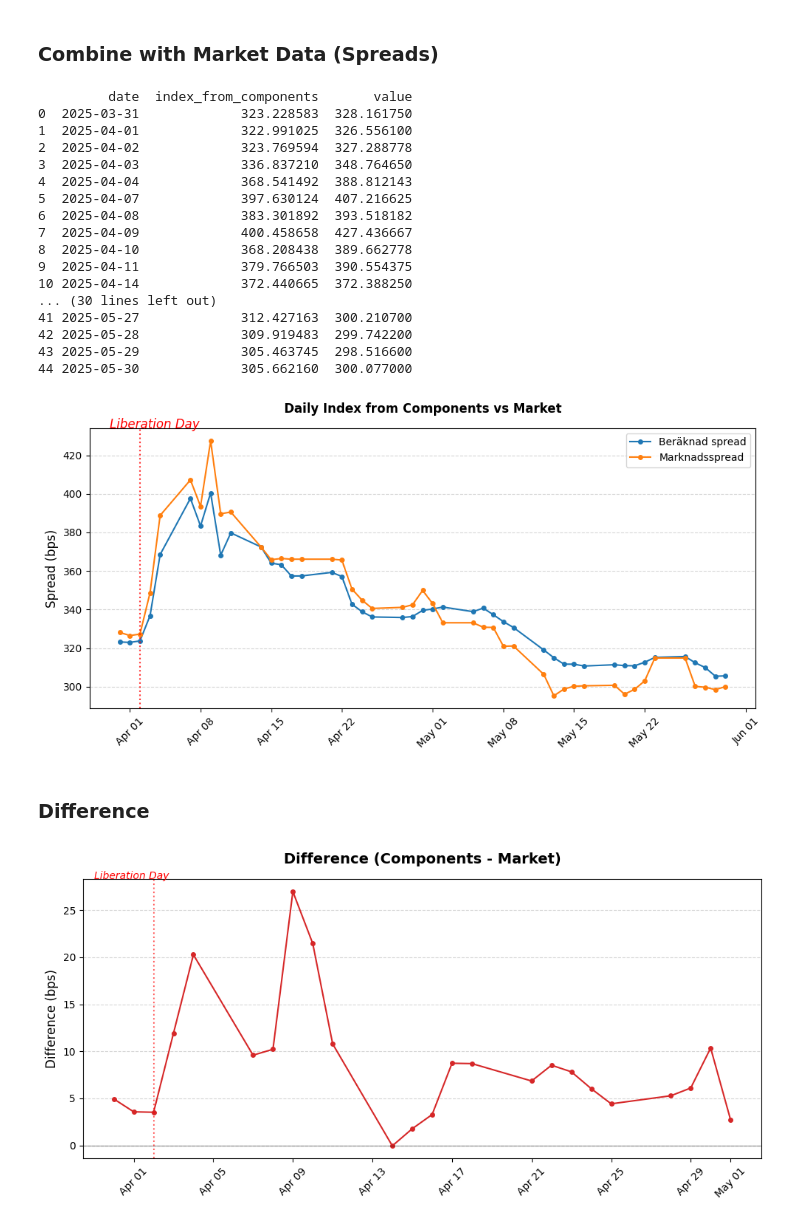
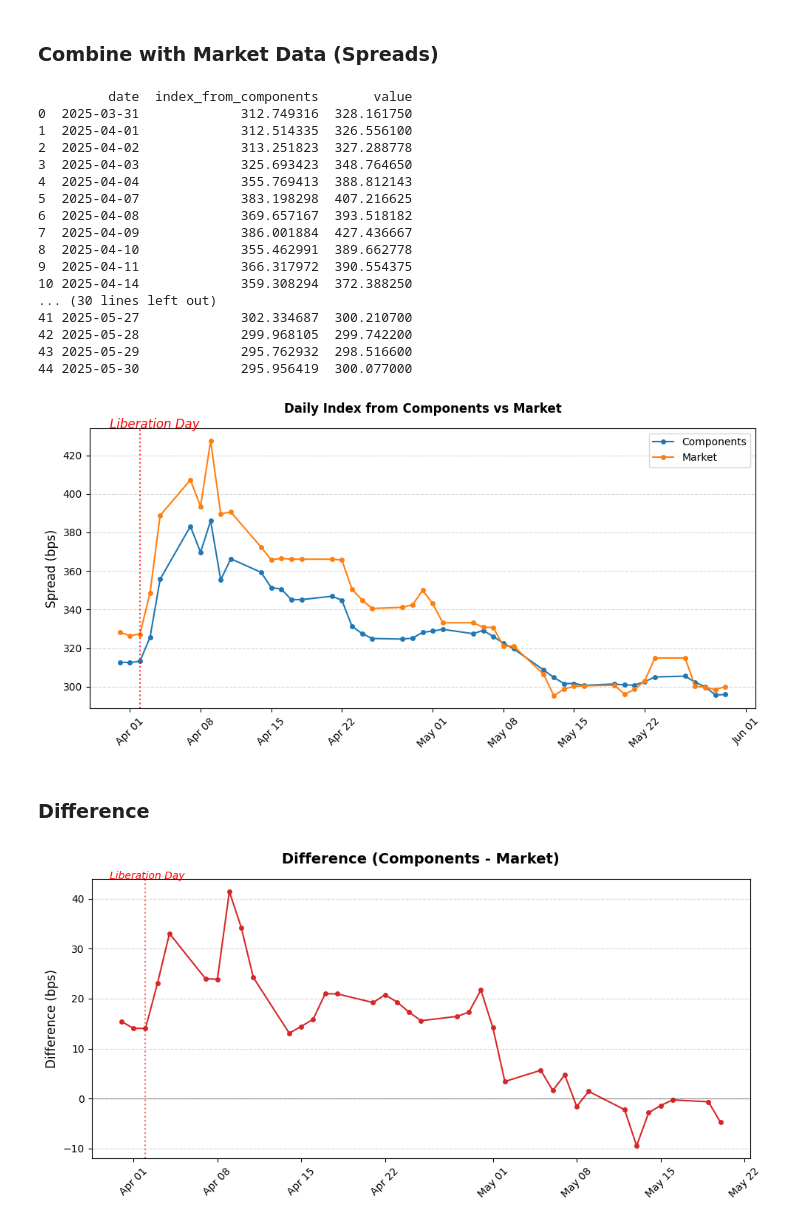
Before and after one commit to FilipForsbergg/Credit-Default-Swaps, a Jupyter notebook: cds/analysis/liberation_day.ipynb, the cells around one changed output. Cells and saved outputs as stored; diff of their text form; code cells hidden in the pictures.

Commit message:
Add analysis of CDX US HY CDS index vs Market for Liberation Day

```diff
--- a/cds/analysis/liberation_day.ipynb
+++ b/cds/analysis/liberation_day.ipynb
@@ -8,6 +11,26 @@ from cds.correlation.gaussian_copula import implied_rho
 # %%
 params = Params(T=5, freq=4, r=0.02, recovery=0.4, coupon=0.05)
 cds = CDS(params)
-df = spreads_to_df().groupby('Date')
-print(df.head(n=20))
+df = spreads_to_df()
+df_index = market_data()
+
+df['Date'] = pd.to_datetime(df['Date'])
+df_index['date'] = pd.to_datetime(df_index['date'])
+df_merged = pd.merge(df, df_index, left_on="Date", right_on="date", how="left")
+df_merged["value"] = df_merged["value"] * 10000
+
+df_merged = df_merged.sort_values(["Company", "Date"]).reset_index(drop=True)
+df_merged["spread_ratio"] = df_merged["cds_flat_spread"] / df_merged["value"]
+df_merged["interpolated_ratio"] = (
+    df_merged.groupby("Company")["spread_ratio"]
+    .transform(lambda x: x.interpolate(method="linear", limit_direction="both"))
+    )
+df_merged["normalized_spread"] = df_merged["cds_flat_spread"].fillna(
+    df_merged["interpolated_ratio"] * df_merged["value"]
+)
+df_components = df_merged[["Company", "normalized_spread", "Date"]]
+df_components = df_components.rename(columns={"normalized_spread": "cds_flat_spread"})
+spreads = df_components.copy() # used later
+df_components = df_components.groupby("Date")
+df_components.head(n=20)
 # %% [output]
@@ -29,7 +51,7 @@ print(df.head(n=20))
 ### Calculate and plot the index flat spread for each day
 # %%
 daily_index_spreads = []
-for date, df_day in df:
+for date, df_day in df_components:
     res = cds.index_from_component_spreads(df_day)
     daily_index_spreads.append({
         'date': date,
@@ -84,22 +106,22 @@ df = daily_index_spreads_df.merge(df_market, on='date', how='inner')
 print(df.head(n=200))
 # %% [output]
          date  index_from_components       value
-0  2025-03-31             323.228583  328.161750
-1  2025-04-01             322.991025  326.556100
-2  2025-04-02             323.769594  327.288778
-3  2025-04-03             336.837210  348.764650
-4  2025-04-04             368.541492  388.812143
-5  2025-04-07             397.630124  407.216625
-6  2025-04-08             383.301892  393.518182
-7  2025-04-09             400.458658  427.436667
-8  2025-04-10             368.208438  389.662778
-9  2025-04-11             379.766503  390.554375
-10 2025-04-14             372.440665  372.388250
+0  2025-03-31             312.749316  328.161750
+1  2025-04-01             312.514335  326.556100
+2  2025-04-02             313.251823  327.288778
+3  2025-04-03             325.693423  348.764650
+4  2025-04-04             355.769413  388.812143
+5  2025-04-07             383.198298  407.216625
+6  2025-04-08             369.657167  393.518182
+7  2025-04-09             386.001884  427.436667
+8  2025-04-10             355.462991  389.662778
+9  2025-04-11             366.317972  390.554375
+10 2025-04-14             359.308294  372.388250
 ... (30 lines left out)
-41 2025-05-27             312.427163  300.210700
-42 2025-05-28             309.919483  299.742200
-43 2025-05-29             305.463745  298.516600
-44 2025-05-30             305.662160  300.077000
+41 2025-05-27             302.334687  300.210700
+42 2025-05-28             299.968105  299.742200
+43 2025-05-29             295.762932  298.516600
+44 2025-05-30             295.956419  300.077000
 # %%
 df['date'] = pd.to_datetime(df['date'])
 
@@ -113,7 +135,7 @@ plt.plot(
     marker='o',
     markersize=4,
     markerfacecolor='#1f77b4',
-    label='Beräknad spread'
+    label='Components'
 )
 
 plt.plot(
@@ -124,7 +146,7 @@ plt.plot(
     marker='o',
     markersize=4,
     markerfacecolor='#ff7f0e',
-    label='Marknadsspread'
+    label='Market'
 )
 plt.title('Daily Index from Components vs Market', fontsize=12, fontweight='bold', pad=15)
 plt.ylabel('Spread (bps)', fontsize=12)
@@ -153,13 +175,13 @@ plt.grid(axis='y', linestyle='--', alpha=0.5)
 plt.tight_layout()
 plt.show()
 # %% [output]
-[figure, old version]
+[figure, new version]
 # %% [markdown]
 ### Difference
 # %%
 df_diff = df.copy()
 df_diff["diff"] = df_diff['value'] - df_diff['index_from_components']
-df_diff = df_diff[df_diff['date'].between('2024-04-01', '2025-05-01')]
+df_diff = df_diff[df_diff['date'].between('2024-04-01', '2025-05-20')]
 
 plt.figure(figsize=(10, 5))
 
@@ -176,32 +198,32 @@ plt.plot(
 
 plt.axhline(y=0, color='black', linewidth=1, linestyle='-', alpha=0.3)
 
 plt.title('Difference (Components - Market)', fontsize=14, fontweight='bold', pad=15)
 plt.ylabel('Difference (bps)', fontsize=12)
 plt.xlabel('')
 
 locator = mdates.AutoDateLocator(minticks=6, maxticks=12)
 plt.gca().xaxis.set_major_locator(locator)
 plt.gca().xaxis.set_major_formatter(mdates.DateFormatter('%b %d'))
 plt.xticks(rotation=45)
 
 target_date = pd.to_datetime('2025-04-02')
 
 plt.axvline(x=target_date, color='red', linestyle=':', alpha=0.6)
 plt.text(
     target_date - pd.Timedelta(days=3),
     1,
     'Liberation Day',
     color='red',
     fontsize=10,
     style='italic',
     transform=plt.gca().get_xaxis_transform()
 )
 
 plt.grid(axis='y', linestyle='--', alpha=0.5)
 
 plt.tight_layout()
 plt.show()
 # %% [output]
-[figure, old version]
+[figure, new version]
 # %% [markdown]
```
Also changed, not shown: parts of 9 cells of this notebook, 5 other files.
